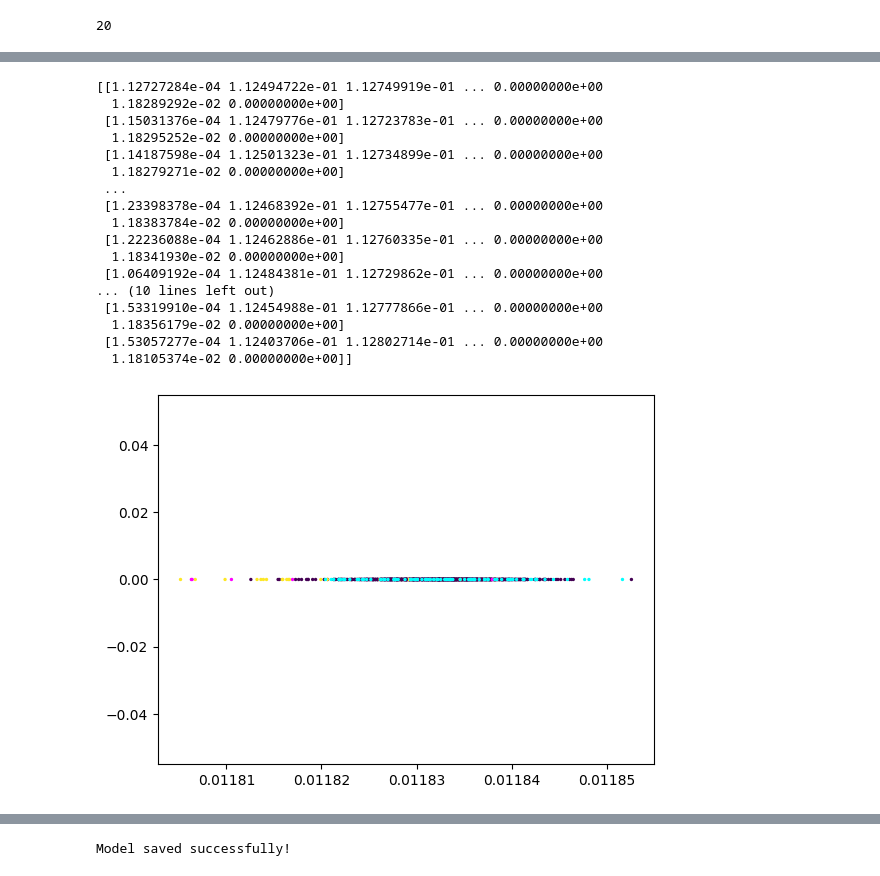
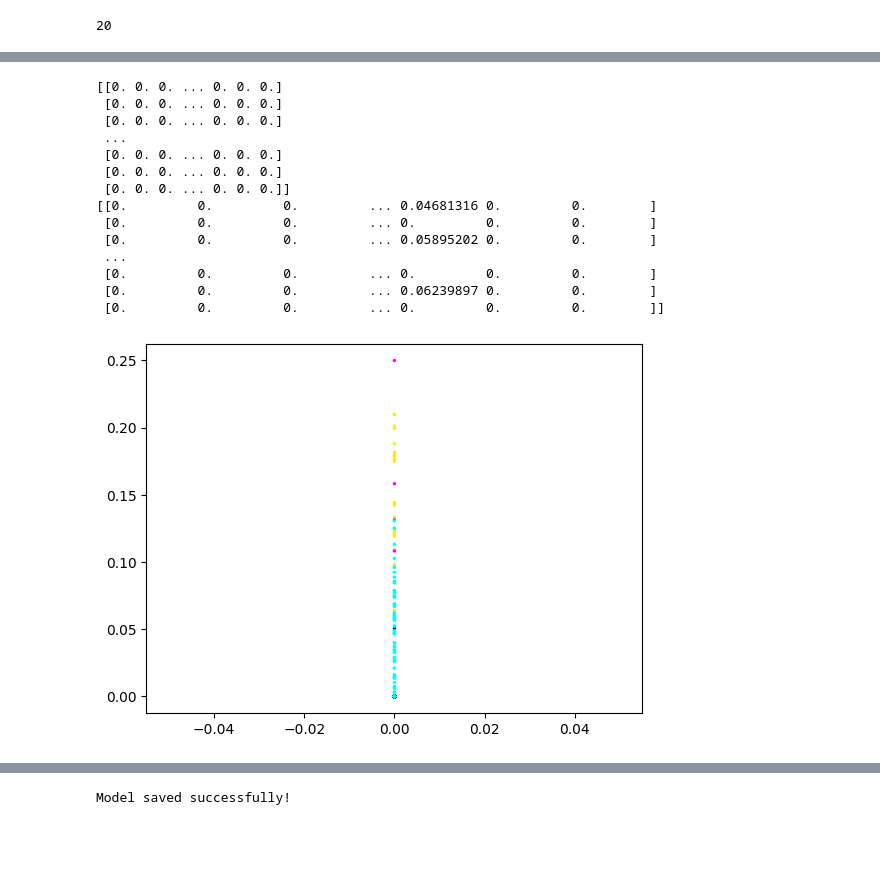
Before and after one commit to trtkiet/My_SI_WDGRL, a Jupyter notebook: AE_multidim/model/train_wdgrl.ipynb, the cells around one changed output, grey strips where cells are left out. Saved outputs shown, nothing was run; the diff lists cells and outputs as text; code cells hidden in the pictures; blank space fills up the shorter version.

```diff
--- a/AE_multidim/model/train_wdgrl.ipynb
+++ b/AE_multidim/model/train_wdgrl.ipynb
@@ -272,9 +272,9 @@ target_dataset = TensorDataset(xt, yt)
 source_loader = DataLoader(source_dataset, batch_size=cd, shuffle=True)
 target_loader = DataLoader(target_dataset, batch_size=cd, shuffle=True)
 # %%
-generator_hidden_dims = [64, 64, 64, 64, 64, 64, 64, 64, 64, 64, 32, 16]
-critic_hidden_dims = [32, 64, 64, 64, 64, 64, 32, 16, 8, 4, 2, 1]
+generator_hidden_dims = [500, 100, 20]
+critic_hidden_dims = [100]
 model = WDGRL(input_dim=d, generator_hidden_dims=generator_hidden_dims, critic_hidden_dims=critic_hidden_dims)
 num_epochs = 5
-losses, source_critic_scores, target_critic_scores = model.train(source_loader, target_loader, num_epochs=num_epochs, dc_iter=100)
+losses, source_critic_scores, target_critic_scores = model.train(source_loader, target_loader, num_epochs=num_epochs, dc_iter=50)
 # %% [output]
@@ -303,29 +303,26 @@ xt_hat = xt_hat.cpu().numpy()
 print(xs_hat)
 print(xt_hat)
 # %% [output]
-[[1.12727284e-04 1.12494722e-01 1.12749919e-01 ... 0.00000000e+00
-  1.18289292e-02 0.00000000e+00]
- [1.15031376e-04 1.12479776e-01 1.12723783e-01 ... 0.00000000e+00
-  1.18295252e-02 0.00000000e+00]
- [1.14187598e-04 1.12501323e-01 1.12734899e-01 ... 0.00000000e+00
-  1.18279271e-02 0.00000000e+00]
+[[0. 0. 0. ... 0. 0. 0.]
+ [0. 0. 0. ... 0. 0. 0.]
+ [0. 0. 0. ... 0. 0. 0.]
  ...
- [1.23398378e-04 1.12468392e-01 1.12755477e-01 ... 0.00000000e+00
-  1.18383784e-02 0.00000000e+00]
- [1.22236088e-04 1.12462886e-01 1.12760335e-01 ... 0.00000000e+00
-  1.18341930e-02 0.00000000e+00]
- [1.06409192e-04 1.12484381e-01 1.12729862e-01 ... 0.00000000e+00
-... (10 lines left out)
- [1.53319910e-04 1.12454988e-01 1.12777866e-01 ... 0.00000000e+00
-  1.18356179e-02 0.00000000e+00]
- [1.53057277e-04 1.12403706e-01 1.12802714e-01 ... 0.00000000e+00
-  1.18105374e-02 0.00000000e+00]]
+ [0. 0. 0. ... 0. 0. 0.]
+ [0. 0. 0. ... 0. 0. 0.]
+ [0. 0. 0. ... 0. 0. 0.]]
+[[0.         0.         0.         ... 0.04681316 0.         0.        ]
+ [0.         0.         0.         ... 0.         0.         0.        ]
+ [0.         0.         0.         ... 0.05895202 0.         0.        ]
+ ...
+ [0.         0.         0.         ... 0.         0.         0.        ]
+ [0.         0.         0.         ... 0.06239897 0.         0.        ]
+ [0.         0.         0.         ... 0.         0.         0.        ]]
 # %%
-plt.scatter(xs_hat[:, 14], xs_hat[:, 15], c=ys, cmap='viridis', s=2)
-plt.scatter(xt_hat[:, 14], xt_hat[:, 15], c=yt, cmap='cool', s=2)
+plt.scatter(xs_hat[:, 19], xs_hat[:, 17], c=ys, cmap='viridis', s=2)
+plt.scatter(xt_hat[:, 19], xt_hat[:, 17], c=yt, cmap='cool', s=2)
 plt.show()
 # %% [output]
-[figure, old version]
+[figure, new version]
 # %%
 plt.figure(figsize=(10, 6))
 plt.plot(range(1, num_epochs+1), losses, 'b-', label='Domain Critic Loss')
```
Also changed, not shown: parts of 9 cells of this notebook, 50 other files.
